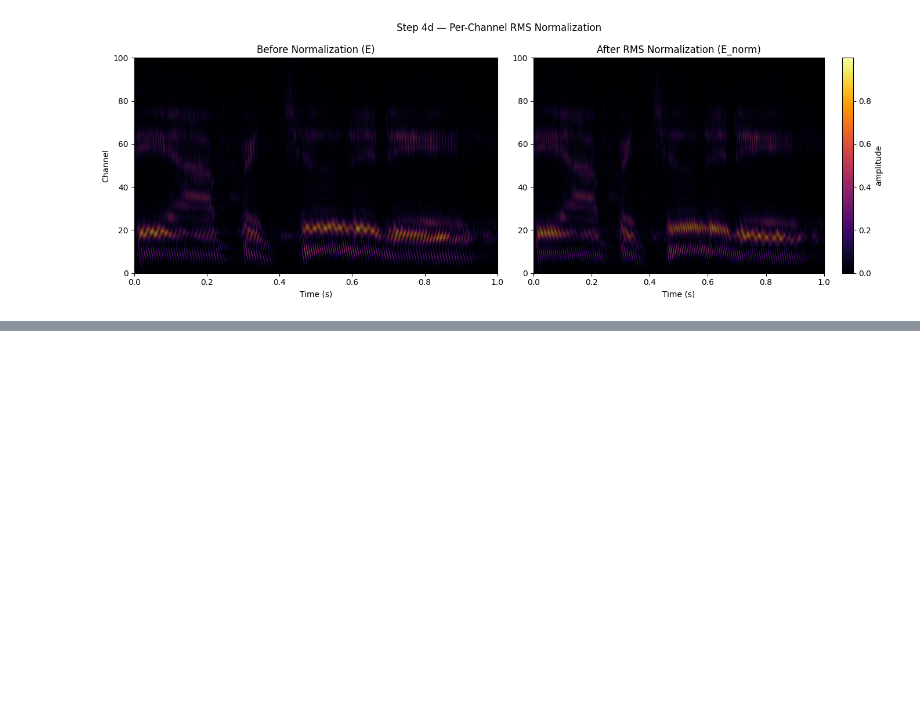
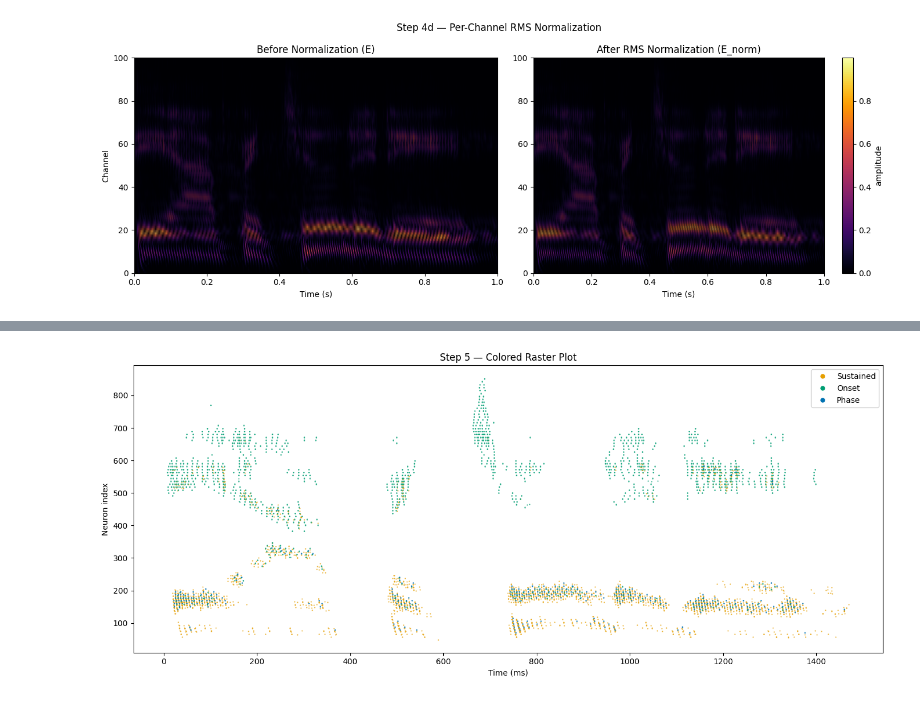
Before and after one commit to qphulong/snn_playground, a Jupyter notebook: main.ipynb, the cells around one changed output, grey strips where cells are left out. Drawn from its saved outputs; the diff is of its cells as text; code cells hidden in the pictures; blank space fills up the shorter version.

Commit message:
save after step5, spike encoding scheme milestone

```diff
--- a/main.ipynb
+++ b/main.ipynb
@@ -396,0 +310,39 @@ Total spikes: 7048
+# %%
+# ==============================
+# VISUALIZATION — Colored Raster Plot
+# ==============================
+from matplotlib.lines import Line2D
+
+# Color palette (colorblind-friendly)
+COLOR_SUST  = '#E69F00'   # orange  → sustained
+COLOR_ONSET = '#009E73'   # green   → onset
+COLOR_PHASE = '#0072B2'   # blue    → phase
+
+# Assign color per spike based on neuron type — avoid np.where (Brian2 overrides it)
+local_idx    = spike_i % neurons_per_band
+sust_end     = sustained_per_band
+onset_end    = sustained_per_band + onset_per_band
+
+spike_colors = np.empty(len(spike_i), dtype='<U10')
+spike_colors[local_idx < sust_end]                              = COLOR_SUST
+spike_colors[(local_idx >= sust_end) & (local_idx < onset_end)] = COLOR_ONSET
+spike_colors[local_idx >= onset_end]                            = COLOR_PHASE
+
+fig, ax = plt.subplots(figsize=(14, 6))
+for color, label in [(COLOR_SUST, 'Sustained'), (COLOR_ONSET, 'Onset'), (COLOR_PHASE, 'Phase')]:
+    mask = spike_colors == color
+    ax.scatter(spike_t[mask], spike_i[mask], s=0.4, c=color, alpha=0.7, rasterized=True)
+
+legend_elements = [
+    Line2D([0], [0], marker='o', color='w', markerfacecolor=COLOR_SUST,  markersize=7, label='Sustained'),
+    Line2D([0], [0], marker='o', color='w', markerfacecolor=COLOR_ONSET, markersize=7, label='Onset'),
+    Line2D([0], [0], marker='o', color='w', markerfacecolor=COLOR_PHASE, markersize=7, label='Phase'),
+]
+ax.legend(handles=legend_elements, loc='upper right')
+ax.set_xlabel("Time (ms)")
+ax.set_ylabel("Neuron index")
+ax.set_title("Step 5 — Colored Raster Plot")
+plt.tight_layout()
+plt.show()
+# %% [output]
+[figure, added]
```
Also changed, not shown: parts of 5 cells of this notebook.
